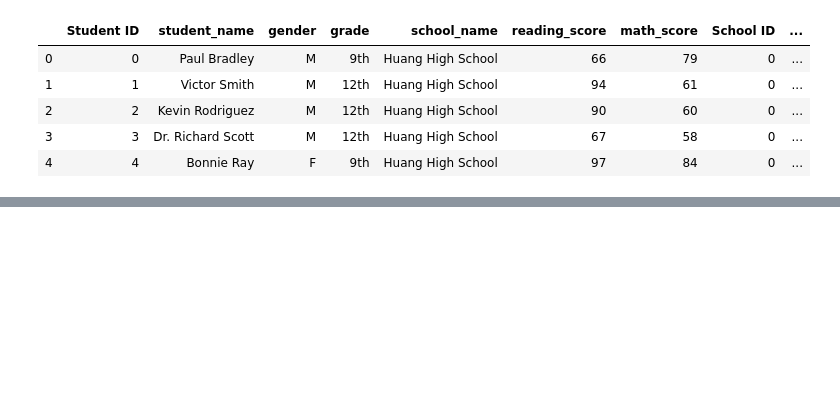
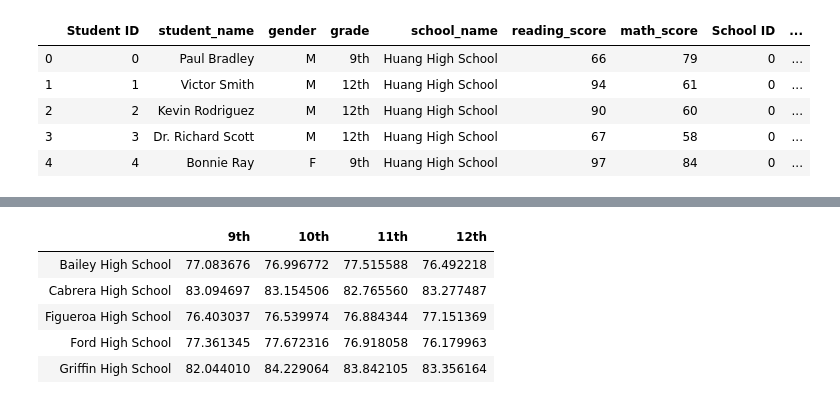
Before and after one commit to cajaffem/pandas-challenge, a Jupyter notebook: PyCitySchools.ipynb, the cells around one changed output, grey strips where cells are left out. Saved outputs shown, nothing was run; the diff lists cells and outputs as text; code cells hidden in the pictures; blank space fills up the shorter version.

```diff
--- a/PyCitySchools.ipynb
+++ b/PyCitySchools.ipynb
@@ -56,6 +191,33 @@ school_data_complete.head ()
 # %%
-#Create a table that lists the average Reading Score for students of each grade level (9th, 10th, 11th, 12th) at each school.
+#Create a table that lists the average Math Score for students of each grade level (9th, 10th, 11th, 12th) at each school.
 #Create a pandas series for each grade. Hint: use a conditional statement.
 #Group each series by school
-#Combine the series into a dataframe
+grade_9m = student_data.loc[student_data["grade"]=="9th"].groupby(["school_name"], as_index=False)
+mean_math_9 = grade_9m["math_score"].mean()
+grade_10m = student_data.loc[student_data["grade"]=="10th"].groupby(["school_name"], as_index=False)
+mean_math_10 = grade_10m["math_score"].mean()
+grade_11m = student_data.loc[student_data["grade"]=="11th"].groupby(["school_name"], as_index=False)
+mean_math_11 = grade_11m["math_score"].mean()
+grade_12m = student_data.loc[student_data["grade"]=="12th"].groupby(["school_name"], as_index=False)
+mean_math_12 = grade_12m["math_score"].mean()
+
+merge_m9th10th = pd.merge(mean_math_9, mean_math_10, on="school_name")
+merge_m9th10th = merge_m9th10th.rename(columns={"math_score_x": "9th", "math_score_y": "10th"})
+
+merge_m11th12th = pd.merge(mean_math_11, mean_math_12, on="school_name")
+merge_m11th12th = merge_m11th12th.rename(columns={"math_score_x": "11th", "math_score_y": "12th"})
+
+avg_math_per_grade = pd.merge(merge_m9th10th, merge_m11th12th, on="school_name")
+avg_math_per_grade = avg_math_per_grade.set_index("school_name")
+
 #Optional: give the displayed data cleaner formatting
+
+del avg_math_per_grade.index.name
+avg_math_per_grade.head()
+# %% [output]
+|  | 9th | 10th | 11th | 12th |
+| Bailey High School | 77.083676 | 76.996772 | 77.515588 | 76.492218 |
+| Cabrera High School | 83.094697 | 83.154506 | 82.765560 | 83.277487 |
+| Figueroa High School | 76.403037 | 76.539974 | 76.884344 | 77.151369 |
+| Ford High School | 77.361345 | 77.672316 | 76.918058 | 76.179963 |
+| Griffin High School | 82.044010 | 84.229064 | 83.842105 | 83.356164 |
```
Also changed, not shown: parts of 11 cells of this notebook.
